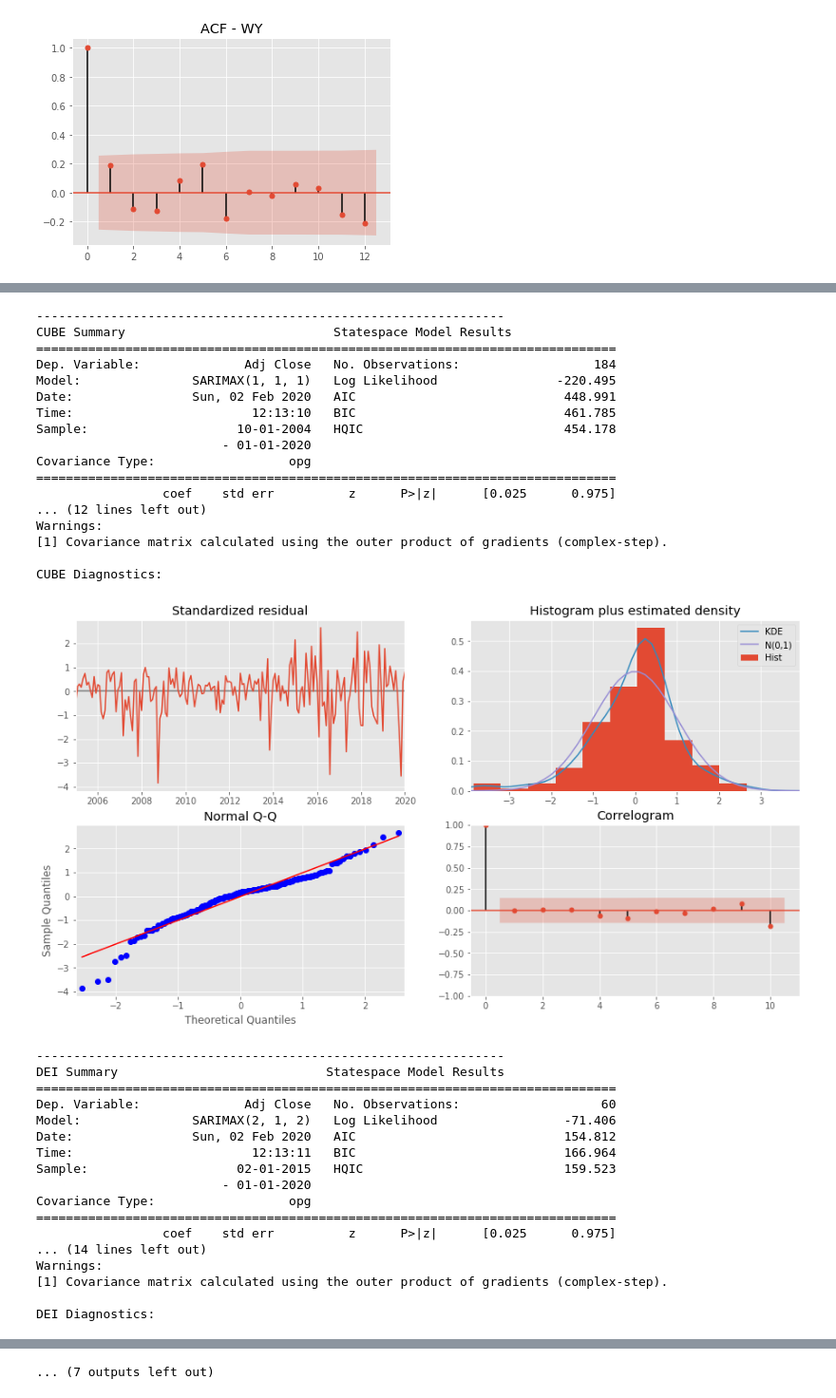
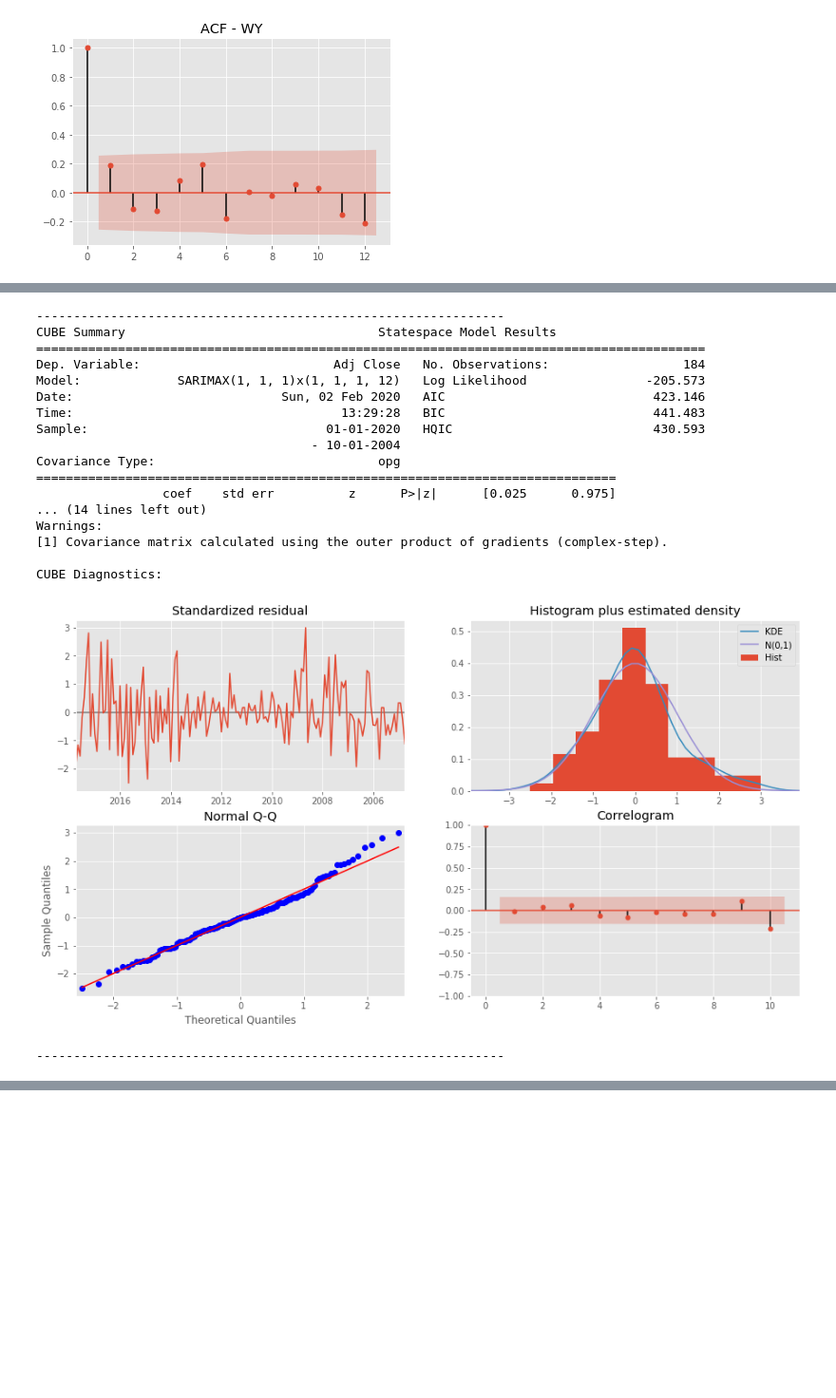
Before and after one commit to andrewcole33/reit_time_series_analysis, a Jupyter notebook: TS_reits.ipynb, the cells around one changed output, grey strips where cells are left out. Shown at 95% size. Saved outputs shown, nothing was run; the diff lists cells and outputs as text; code cells hidden in the pictures; blank space fills up the shorter version.

```diff
--- a/TS_reits.ipynb
+++ b/TS_reits.ipynb
@@ -153,4 +155,4 @@ all_reits_df.to_csv('data/all_reits_dataframe.csv')
 # %%
 all_reits_df.drop(labels = ['High', 'Low', 'Open', 'Close', 'Volume'], axis = 1, inplace = True)
 # %%
-all_reits_df
+all_reits_df = all_reits_df[::-1]
@@ -308,14 +295,26 @@ best_parameters1['MAA'] = (1,1,0)
 best_parameters1['MGP'] = (1,1,1)
 best_parameters1['MPW'] = (0,1,0)
 best_parameters1['WY'] = (2,1,0)
+# %%
+best_seasonal_parameters1 = {}
+for key in diff1_reit_df_dict.keys():
+    best_seasonal_parameters1['AMT'] = (3,1,3, 12)
+    best_seasonal_parameters1['CUBE'] = (2,1,1, 12)
+    best_seasonal_parameters1['DEI'] = (3,1,3, 12)
+    best_seasonal_parameters1['PLD'] = (0,1,0, 12)
+    best_seasonal_parameters1['FR'] = (1,1,0, 12)
+    best_seasonal_parameters1['MAA'] = (1,1,0, 12)
+    best_seasonal_parameters1['MGP'] = (1,1,1, 12)
+    best_seasonal_parameters1['MPW'] = (0,1,0, 12)
+    best_seasonal_parameters1['WY'] = (2,1,0, 12)
 # %%
 results_dict = {}
 for key in reit_df_dict.keys():
     ts = reit_df_dict[key]
     ARIMA_MODEL = sm.tsa.statespace.SARIMAX(ts, order = best_parameters1[key],
+                                            seasonal_order = best_seasonal_parameters1[key],
                                             enforce_stationarity = False,
-                                            enforce_invertability = False,
-                                            trend = 't')
+                                            enforce_invertability = False)
     results = ARIMA_MODEL.fit()
     results_dict[key] = results
     print(f'{key} Summary {results.summary()}')
@@ -448,11 +376,26 @@ best_parameters2['MAA'] = (0,1,0)
 best_parameters2['MGP'] = (0,1,1)
 best_parameters2['MPW'] = (1,1,0)
 best_parameters2['WY'] = (1,1,0)
+# %%
+best_seasonal_parameters2 = {}
+for key in diff1_reit_df_dict.keys():
+    best_seasonal_parameters2[key] = ()
+
+best_seasonal_parameters2['AMT'] = (3,1,2, 12)
+best_seasonal_parameters2['CUBE'] = (1,1,1, 12)
+best_seasonal_parameters2['DEI'] = (2,1,2, 12)
+best_seasonal_parameters2['PLD'] = (1,1,0, 12)
+best_seasonal_parameters2['FR'] = (2,1,0, 12)
+best_seasonal_parameters2['MAA'] = (0,1,0, 12)
+best_seasonal_parameters2['MGP'] = (0,1,1, 12)
+best_seasonal_parameters2['MPW'] = (1,1,0, 12)
+best_seasonal_parameters2['WY'] = (1,1,0, 12)
 # %%
 results_dict = {}
 for key in reit_df_dict.keys():
     ts = reit_df_dict[key]
     ARIMA_MODEL = sm.tsa.statespace.SARIMAX(ts, order = best_parameters2[key],
+                                            seasonal_order = best_seasonal_parameters2[key],
                                             enforce_stationarity = False,
                                             enforce_invertability = False,
                                             trend = 't')
@@ -486,35 +429,19 @@ AMT Diagnostics:
 ---------------------------------------------------------------
-CUBE Summary                            Statespace Model Results
-==============================================================================
-Dep. Variable:              Adj Close   No. Observations:                  184
-Model:               SARIMAX(1, 1, 1)   Log Likelihood                -220.495
-Date:                Sun, 02 Feb 2020   AIC                            448.991
-Time:                        12:13:10   BIC                            461.785
-Sample:                    10-01-2004   HQIC                           454.178
-                         - 01-01-2020
-Covariance Type:                  opg
+CUBE Summary                                  Statespace Model Results
+==========================================================================================
+Dep. Variable:                          Adj Close   No. Observations:                  184
+Model:             SARIMAX(1, 1, 1)x(1, 1, 1, 12)   Log Likelihood                -205.573
+Date:                            Sun, 02 Feb 2020   AIC                            423.146
+Time:                                    13:29:28   BIC                            441.483
+Sample:                                01-01-2020   HQIC                           430.593
+                                     - 10-01-2004
+Covariance Type:                              opg
 ==============================================================================
                  coef    std err          z      P>|z|      [0.025      0.975]
-... (12 lines left out)
+... (14 lines left out)
 Warnings:
 [1] Covariance matrix calculated using the outer product of gradients (complex-step).
 
 CUBE Diagnostics:
-[figure, old version]
+[figure, new version]
 ---------------------------------------------------------------
-DEI Summary                            Statespace Model Results
-==============================================================================
-Dep. Variable:              Adj Close   No. Observations:                   60
-Model:               SARIMAX(2, 1, 2)   Log Likelihood                 -71.406
-Date:                Sun, 02 Feb 2020   AIC                            154.812
-Time:                        12:13:11   BIC                            166.964
-Sample:                    02-01-2015   HQIC                           159.523
-                         - 01-01-2020
-Covariance Type:                  opg
-==============================================================================
-                 coef    std err          z      P>|z|      [0.025      0.975]
-... (14 lines left out)
-Warnings:
-[1] Covariance matrix calculated using the outer product of gradients (complex-step).
-
-DEI Diagnostics:
@@ -576 +448,0 @@ MAA Diagnostics:
-... (7 outputs left out)
```
Also changed, not shown: parts of 7 cells of this notebook.
